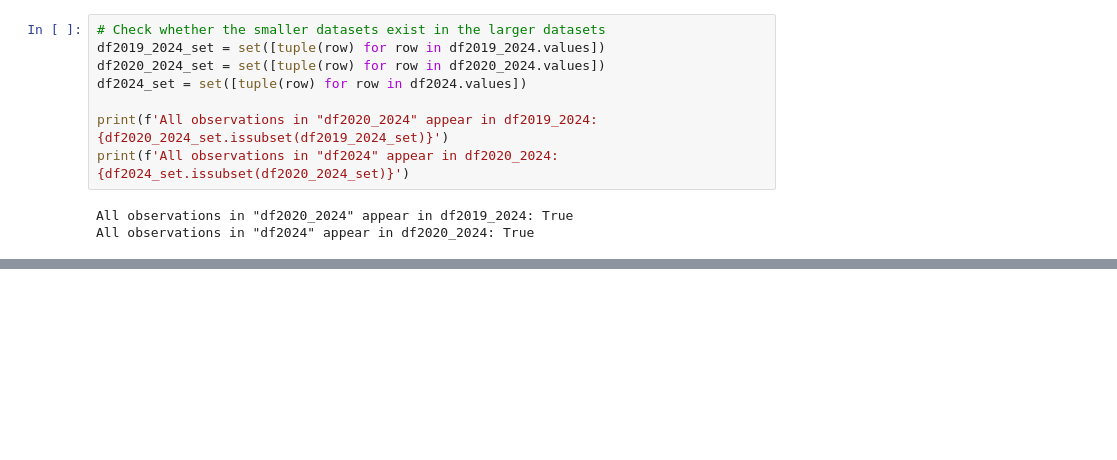
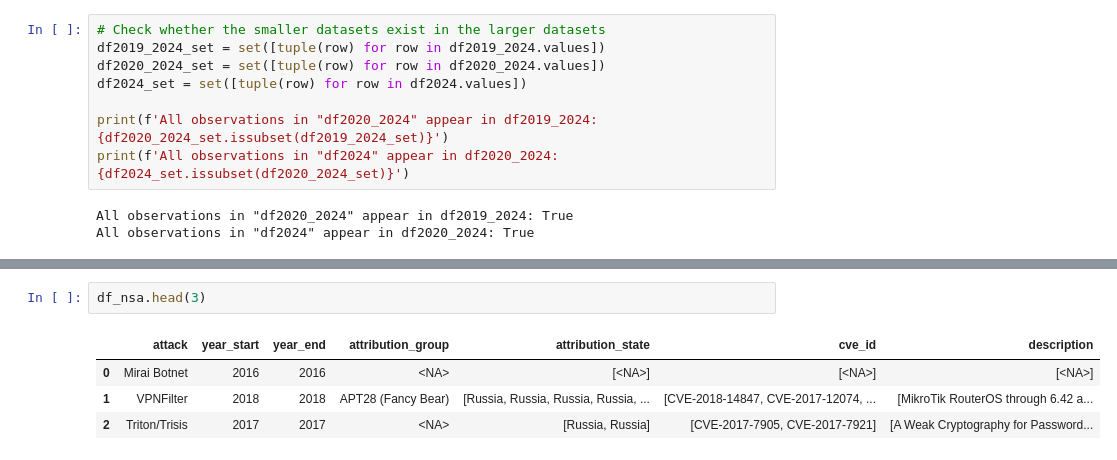
Before and after one commit to JBrocklyAnderson/practice-project, a Jupyter notebook: notebooks/Known_IoT_Attacks.ipynb, the cells around one changed output, grey strips where cells are left out. Cells and saved outputs as stored; diff of their text form; blank space fills up the shorter version.

Commit message:
Update Known_IoT_Attacks Notebook

```diff
--- a/notebooks/Known_IoT_Attacks.ipynb
+++ b/notebooks/Known_IoT_Attacks.ipynb
@@ -303,0 +347,7 @@ df_nsa = {
+# %%
+df_nsa.head(3)
+# %% [output]
+|  | attack | year_start | year_end | attribution_group | attribution_state | cve_id | description |
+| 0 | Mirai Botnet | 2016 | 2016 | <NA> | [<NA>] | [<NA>] | [<NA>] |
+| 1 | VPNFilter | 2018 | 2018 | APT28 (Fancy Bear) | [Russia, Russia, Russia, Russia, ... | [CVE-2018-14847, CVE-2017-12074, ... | [MikroTik RouterOS through 6.42 a... |
+| 2 | Triton/Trisis | 2017 | 2017 | <NA> | [Russia, Russia] | [CVE-2017-7905, CVE-2017-7921] | [A Weak Cryptography for Password... |
```
Also changed, not shown: parts of 18 cells of this notebook.
